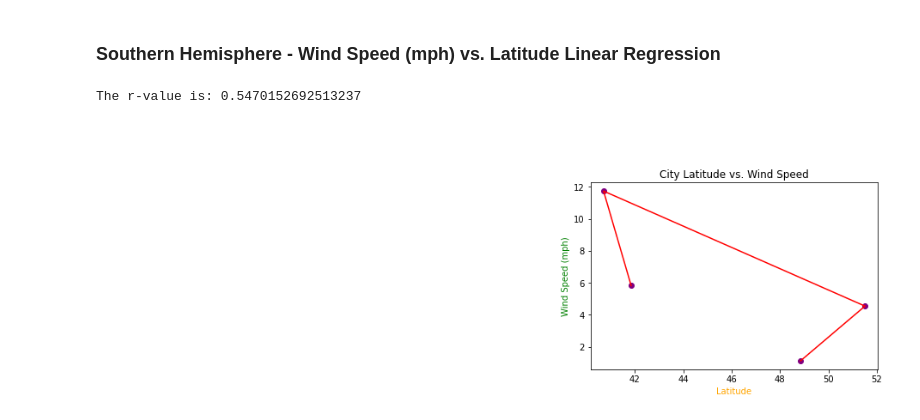
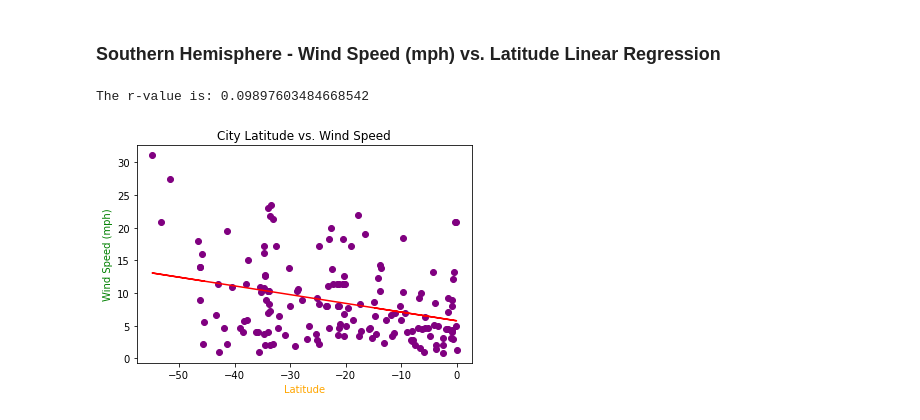
Before and after one commit to WilliamRoll/Python-API-Challenge, a Jupyter notebook: WeatherPy/WeatherPy.ipynb, the cells around one changed output. Drawn from its saved outputs; the diff is of its cells as text; code cells hidden in the pictures.

```diff
--- a/WeatherPy/WeatherPy.ipynb
+++ b/WeatherPy/WeatherPy.ipynb
@@ -116,7 +131,7 @@ The latitude information received is: [1603150528, 1603150591, 1603150610, 16031
 # %%
 #create a df of the variables
 weather_dict = {
-   "City": original_cities,
+   "City": cities,
     "Lat": lat,
     "Lng": lng,
     "Max Temp": max_temp,
@@ -127,6 +142,6 @@ weather_dict = {
     "Date": date
 }
 weather_data = pd.DataFrame(weather_dict)
-weather_data
+weather_data.head()
 # %% [output]
 |  | City | Lat | Lng | Max Temp | Humidity | Cloudiness | Wind Speed | Contry | Date |
@@ -415,28 +436,28 @@ The r-value is: 0.5470152692513237
 ###  Southern Hemisphere - Wind Speed (mph) vs. Latitude Linear Regression
 # %%
 # Add the linear regression equation and line to plot
-x_values = weather_data['Lat']
-y_values = weather_data['Wind Speed']
+x_values = weather_data['Lat'].loc[weather_data['Lat'] < 0]
+y_values = weather_data['Wind Speed'].loc[weather_data['Lat'] < 0]
 
 (slope, intercept, rvalue, pvalue, stderr) = linregress(x_values, y_values)
 regress_values = x_values * slope + intercept
 
 line_eq = "y = " + str(round(slope,2)) + "x + " + str(round(intercept,2))
 
 # Print r value
 print(f"The r-value is: {rvalue**2}")
 
 #scatter plot
-plt.scatter(weather_data['Lat'], weather_data['Wind Speed'], color = "purple")
+plt.scatter(weather_data['Lat'].loc[weather_data['Lat'] < 0], weather_data['Wind Speed'].loc[weather_data['Lat'] < 0], color = "purple")
 plt.plot(x_values, regress_values,"r-")
 plt.annotate(line_eq,(20,15),fontsize=15,color="red")
 plt.xlabel("Latitude", color = "orange")
 plt.ylabel("Wind Speed (mph)", color = "green")
 plt.title("City Latitude vs. Wind Speed")
 plt.savefig('Southern Hemisphere - Wind Speed (mph) vs. Latitude Linear Regression.png')
 
 # Show plot
 plt.show()
 # %% [output]
-The r-value is: 0.5470152692513237
+The r-value is: 0.09897603484668542
-[figure, old version]
+[figure, new version]
```
Also changed, not shown: parts of 20 cells of this notebook, 14 other files.
